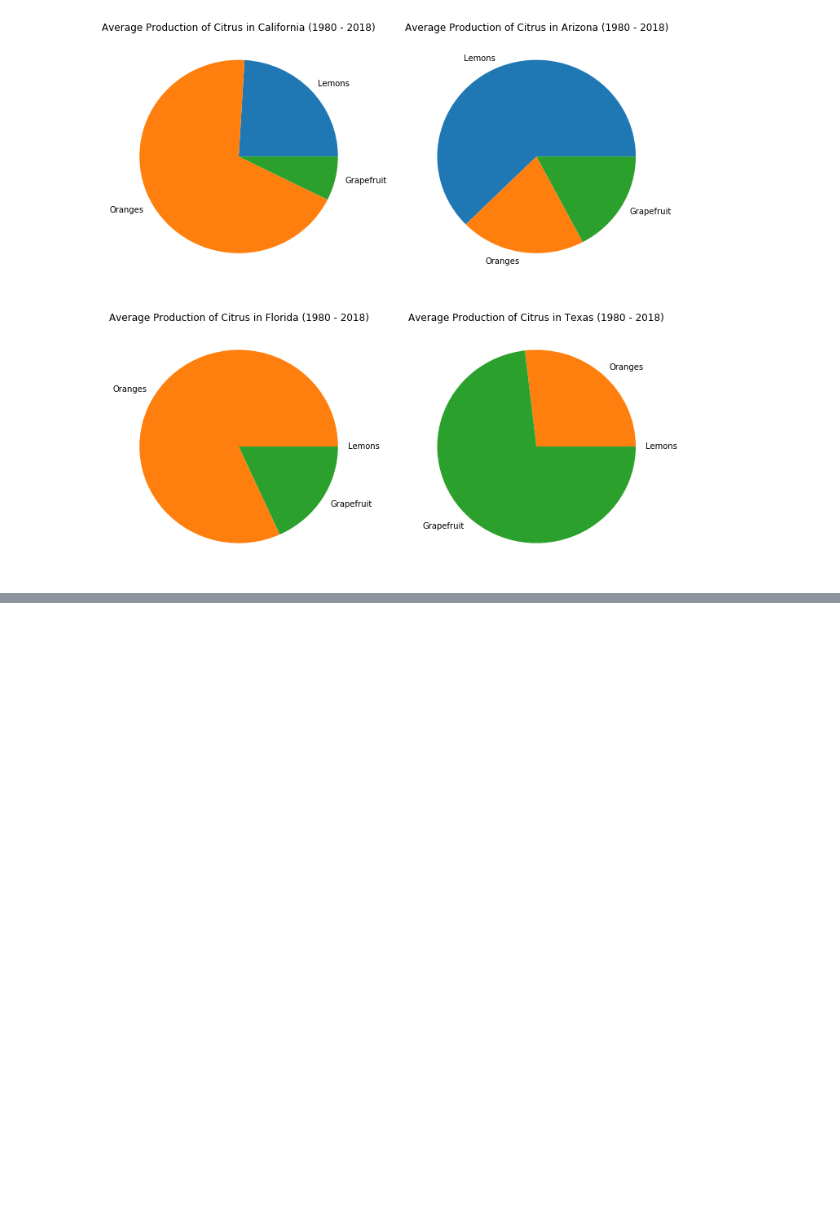
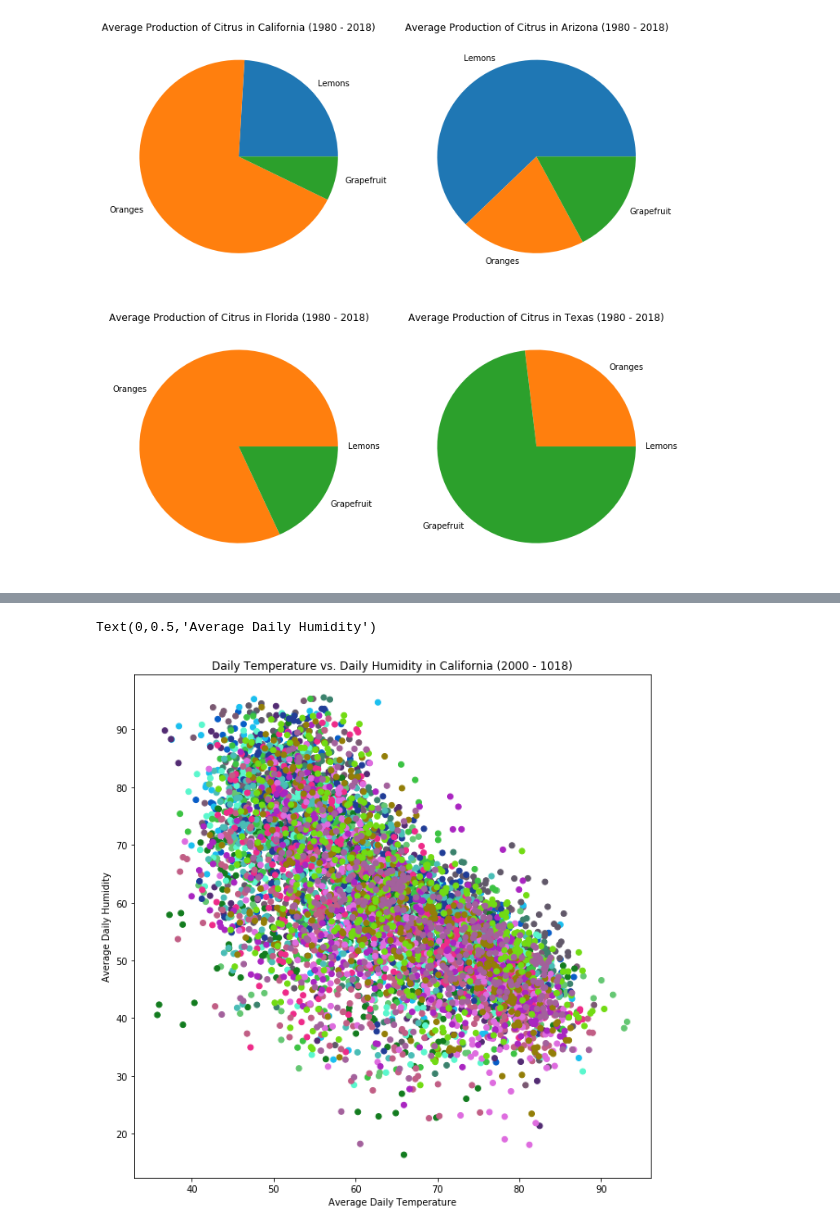
Before and after one commit to teamAwesomeKaraAndTroy/DataScienceFinalProject, a Jupyter notebook: FruitYearbookDataExploration.ipynb, the cells around one changed output, grey strips where cells are left out. Drawn from its saved outputs; the diff is of its cells as text; code cells hidden in the pictures; blank space fills up the shorter version.

Commit message:
Pull request analyze weather data (#3)
* Successfully wrote queries to aggregate weather data

* Successfully generated yearly summary statistics

* Consolidated Ag & Weather Data into Frames

```diff
--- a/FruitYearbookDataExploration.ipynb
+++ b/FruitYearbookDataExploration.ipynb
@@ -234,0 +459,7 @@ plt.show()
+# %%
+days_below_yearly_average_temp = []
+days_above_yearly_average_temp = []
+days_below_monthly_average_temp = []
+days_above_monthly_average_temp = []
+days_min_temp_below_32 = []
+days_min_temp_close_monthly_min = []
@@ -234,0 +772,16 @@ plt.show()
+# %%
+california_daily_dates = [date for (date, temp, humid) in california_daily_averages]
+california_daily_temps = [temp for (date, temp, humid) in california_daily_averages]
+california_daily_humids = [humid for (date, temp, humid) in california_daily_averages]
+colors = [(np.random.random(), np.random.random(), np.random.random()) for data in california_yearly_averages]
+color_dict = dict(list(zip([year for (year, temp, humid) in california_yearly_averages], colors)))
+california_daily_colors = [color_dict[date[:4]] for (date, temp, humid) in california_daily_averages]
+
+plt.rcParams['figure.figsize'] = (10, 10)
+plt.scatter(california_daily_temps, california_daily_humids, c=california_daily_colors)
+plt.title('Daily Temperature vs. Daily Humidity in California (2000 - 1018)')
+plt.xlabel('Average Daily Temperature')
+plt.ylabel('Average Daily Humidity')
+# %% [output]
+Text(0,0.5,'Average Daily Humidity')
+[figure, added]
```
Also changed, not shown: parts of 19 cells of this notebook.
